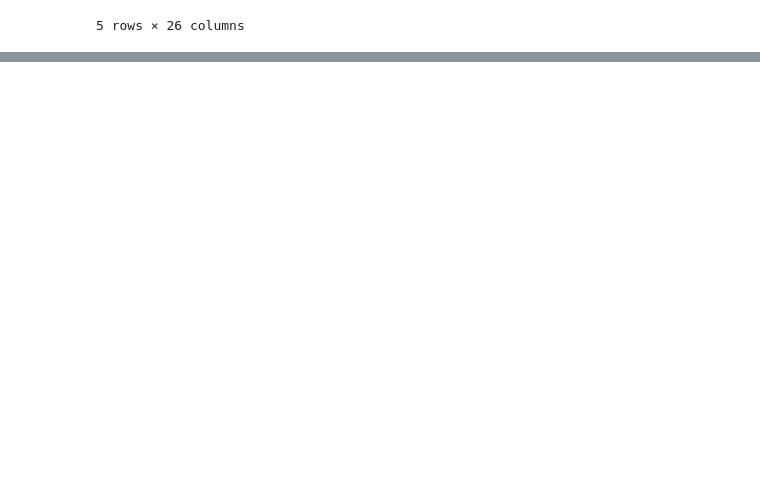
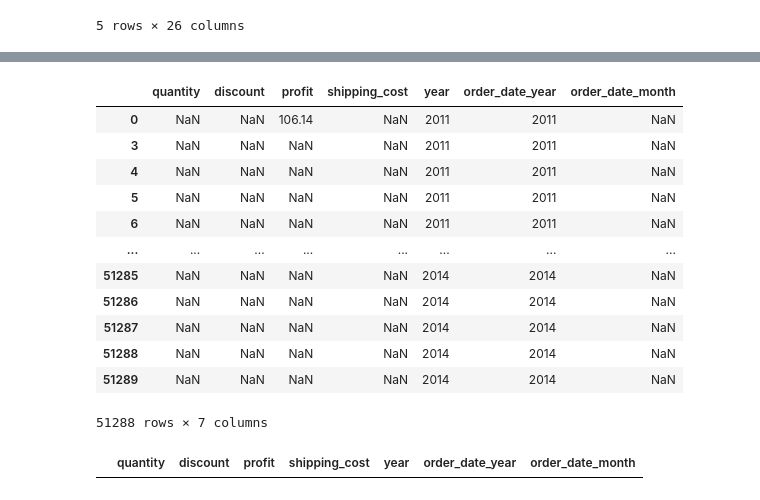
Before and after one commit to pranshuchaurasia/data-science-bootcamp, a Jupyter notebook: python-advanced/pandas_class2.ipynb, the cells around one changed output, grey strips where cells are left out. Saved outputs shown, nothing was run; the diff lists cells and outputs as text; code cells hidden in the pictures; blank space fills up the shorter version.

```diff
--- a/python-advanced/pandas_class2.ipynb
+++ b/python-advanced/pandas_class2.ipynb
@@ -425,0 +504,16 @@ df.drop(2,inplace=True)
+# %%
+df3
+# %% [output]
+|  | quantity | discount | profit | shipping_cost | year | order_date_year | order_date_month |
+| 0 | NaN | NaN | 106.14 | NaN | 2011 | 2011 | NaN |
+| 3 | NaN | NaN | NaN | NaN | 2011 | 2011 | NaN |
+| 4 | NaN | NaN | NaN | NaN | 2011 | 2011 | NaN |
+| 5 | NaN | NaN | NaN | NaN | 2011 | 2011 | NaN |
+| 6 | NaN | NaN | NaN | NaN | 2011 | 2011 | NaN |
+| ... | ... | ... | ... | ... | ... | ... | ... |
+| 51285 | NaN | NaN | NaN | NaN | 2014 | 2014 | NaN |
+| 51286 | NaN | NaN | NaN | NaN | 2014 | 2014 | NaN |
+| 51287 | NaN | NaN | NaN | NaN | 2014 | 2014 | NaN |
+| 51288 | NaN | NaN | NaN | NaN | 2014 | 2014 | NaN |
+| 51289 | NaN | NaN | NaN | NaN | 2014 | 2014 | NaN |
+51288 rows × 7 columns
@@ -425,0 +522,4 @@ df.drop(2,inplace=True)
+# %%
+df3
+# %% [output]
+|  | quantity | discount | profit | shipping_cost | year | order_date_year | order_date_month |
```
Also changed, not shown: parts of 13 cells of this notebook.
